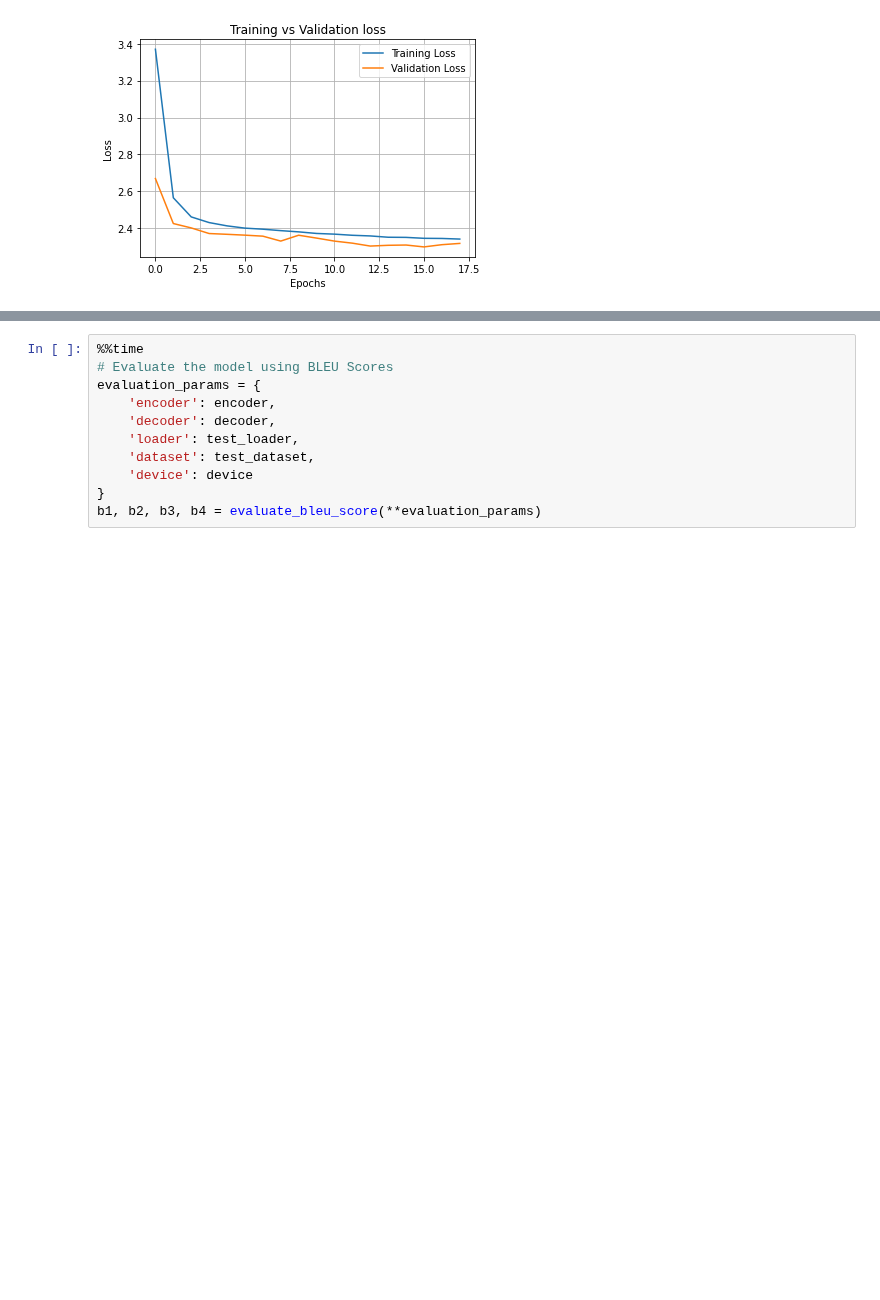
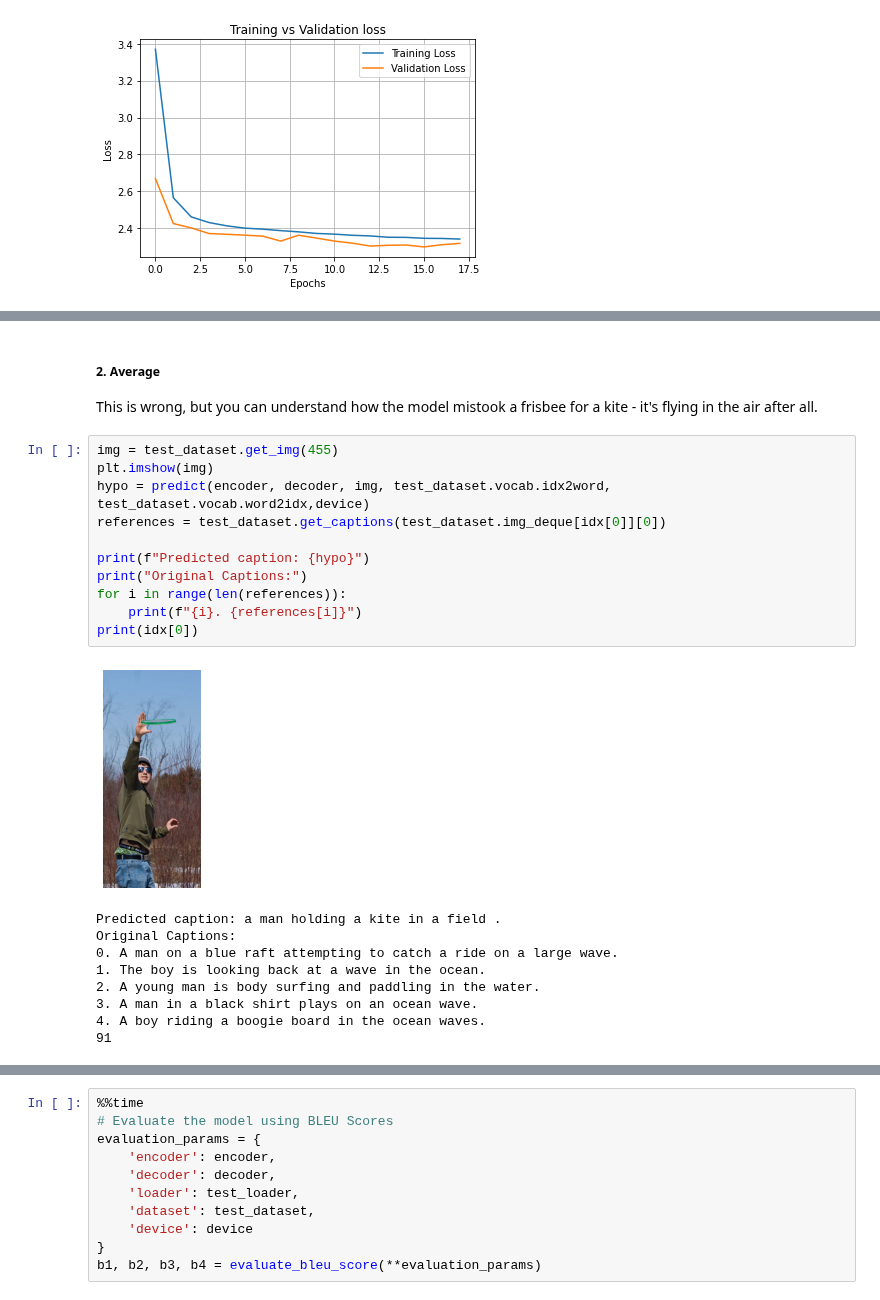
Before and after one commit to Khaliladib11/INM706-image-captioning, a Jupyter notebook: code/2_evaluation.ipynb, the cells around one changed output, grey strips where cells are left out. Drawn from its saved outputs; the diff is of its cells as text; blank space fills up the shorter version.

```diff
--- a/code/2_evaluation.ipynb
+++ b/code/2_evaluation.ipynb
@@ -479,0 +534,25 @@ Original Captions:
+# %% [markdown]
+##### 2. Average
+
+This is wrong, but you can understand how the model mistook a frisbee for a kite - it's flying in the air after all.
+# %%
+img = test_dataset.get_img(455)
+plt.imshow(img)
+hypo = predict(encoder, decoder, img, test_dataset.vocab.idx2word, test_dataset.vocab.word2idx,device)
+references = test_dataset.get_captions(test_dataset.img_deque[idx[0]][0])
+
+print(f"Predicted caption: {hypo}")
+print("Original Captions:")
+for i in range(len(references)):
+    print(f"{i}. {references[i]}")
+print(idx[0])
+# %% [output]
+[figure, added]
+Predicted caption: a man holding a kite in a field .
+Original Captions:
+0. A man on a blue raft attempting to catch a ride on a large wave.
+1. The boy is looking back at a wave in the ocean.
+2. A young man is body surfing and paddling in the water.
+3. A man in a black shirt plays on an ocean wave.
+4. A boy riding a boogie board in the ocean waves.
+91
```
Also changed, not shown: parts of 7 cells of this notebook, 2 other files.
